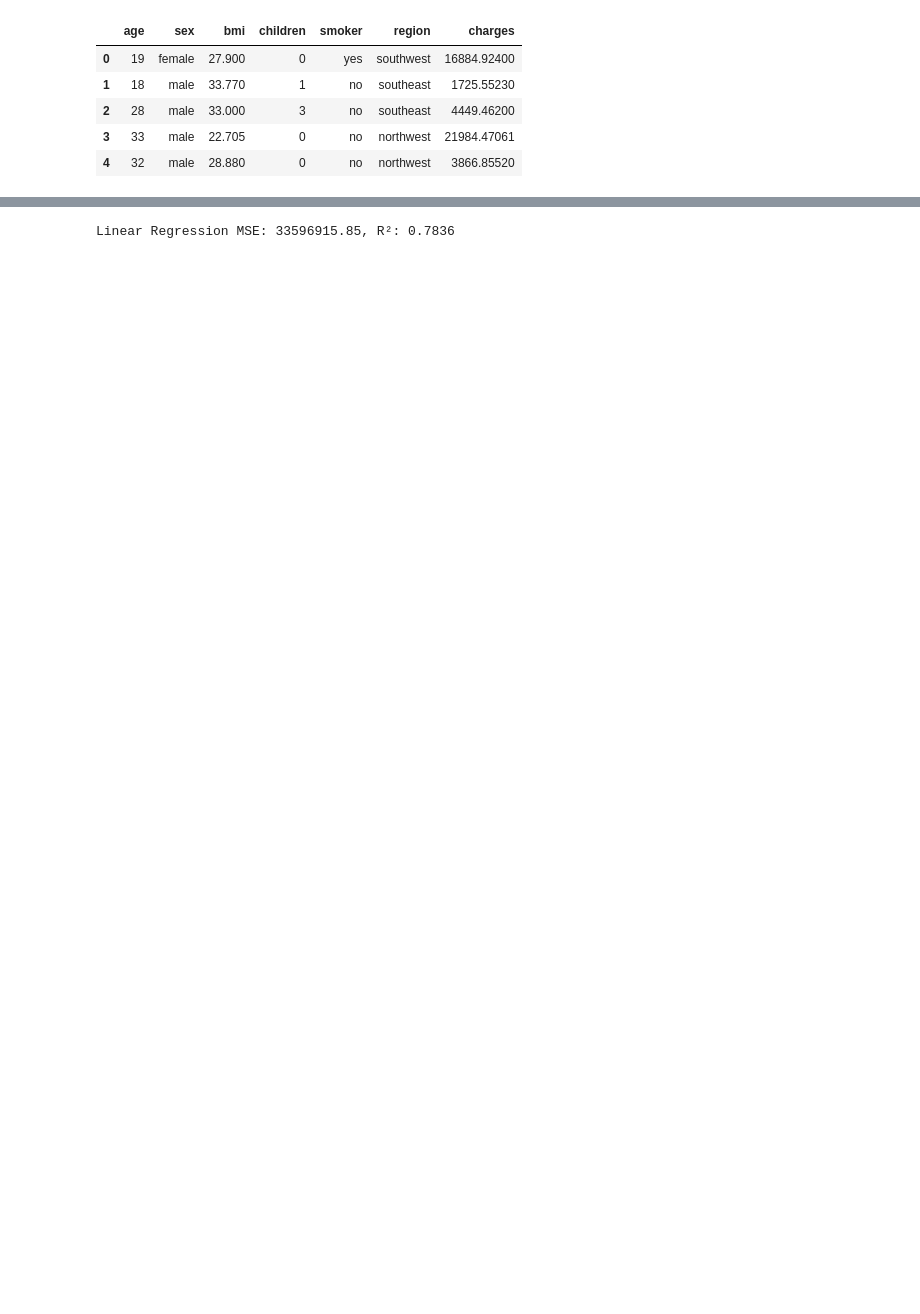
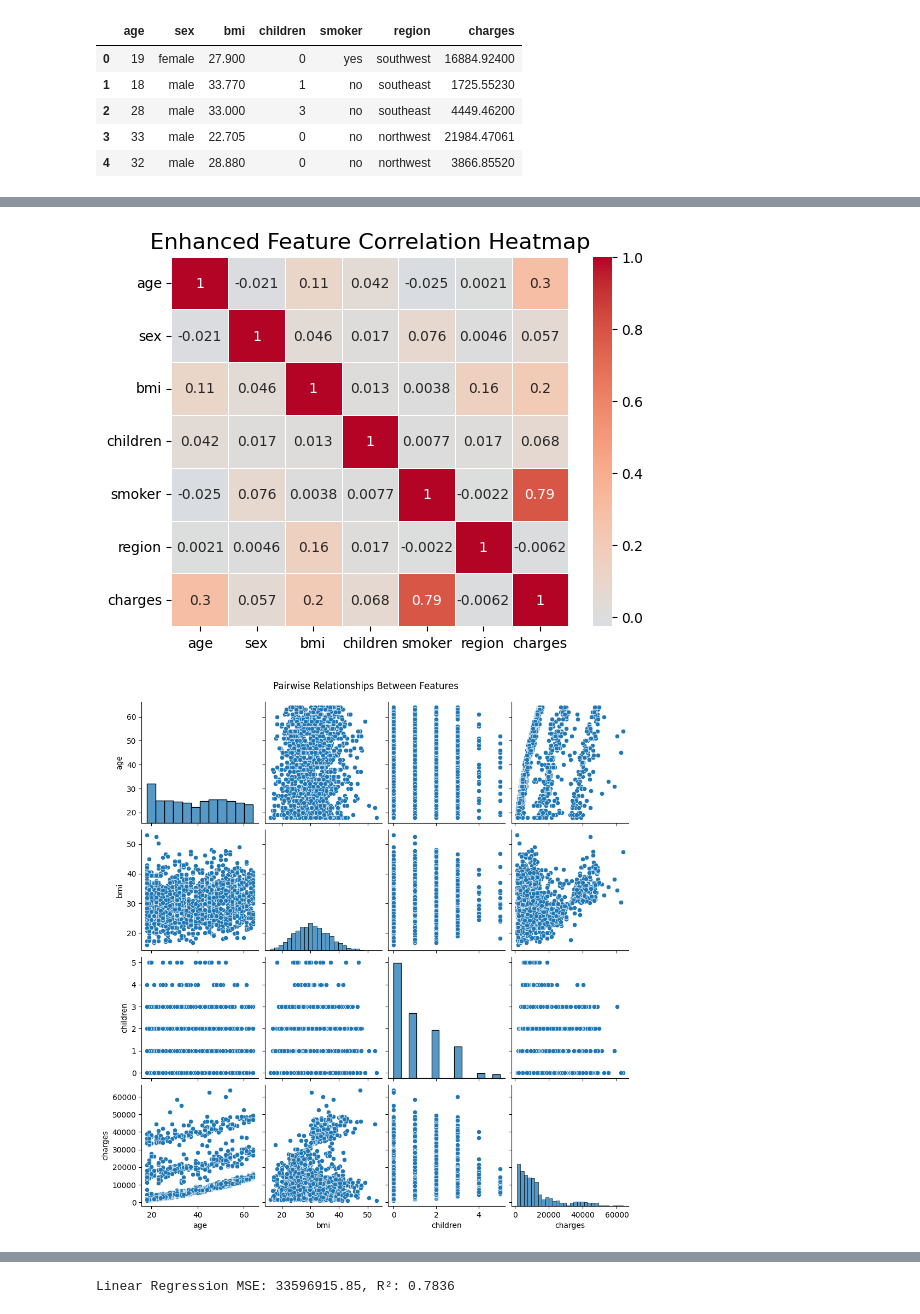
Before and after one commit to dcsweezy/Exploring-Linear-and-Ridge-Regression-with-Cross-Validation_-Group-11, a Jupyter notebook: Linear_and_Ridge_Regression_with_CrossValidation.ipynb, the cells around one changed output, grey strips where cells are left out. Cells and saved outputs as stored; diff of their text form; code cells hidden in the pictures; blank space fills up the shorter version.

```diff
--- a/Linear_and_Ridge_Regression_with_CrossValidation.ipynb
+++ b/Linear_and_Ridge_Regression_with_CrossValidation.ipynb
@@ -57,0 +75,17 @@ max      64.000000    53.130000     5.000000  63770.428010
+# %%
+# Enhanced correlation heatmap
+data_encoded = data.copy()
+for col in data_encoded.select_dtypes(include='object'):
+    le = LabelEncoder()
+    data_encoded[col] = le.fit_transform(data_encoded[col])
+
+sns.heatmap(data_encoded.corr(), annot=True, cmap='coolwarm', linewidths=0.5, center=0)
+plt.title('Enhanced Feature Correlation Heatmap', fontsize=16)
+plt.show()
+
+sns.pairplot(data)
+plt.suptitle("Pairwise Relationships Between Features", y=1.02)
+plt.show()
+# %% [output]
+[figure, added]
+[figure, added]
```
Also changed, not shown: parts of 18 cells of this notebook.
